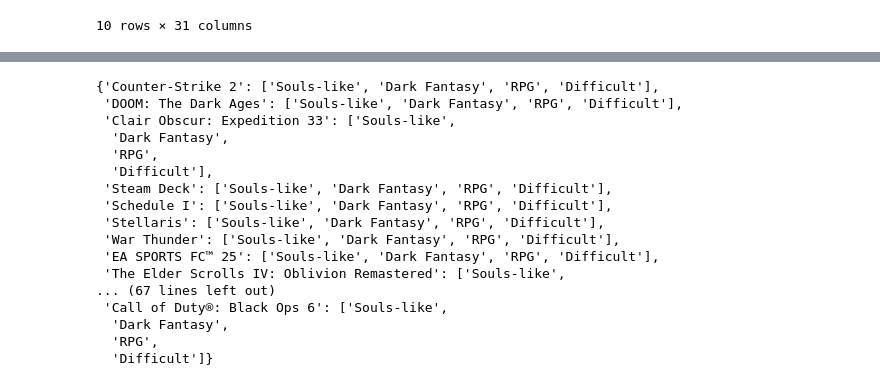
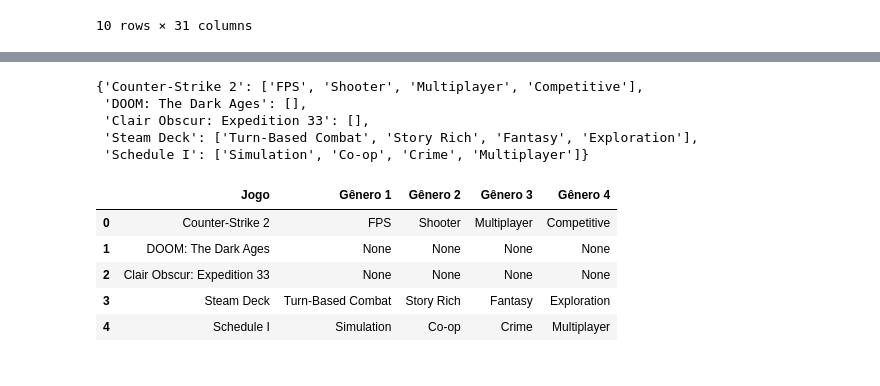
Before and after one commit to pedronery07/Steam_WebScraping, a Jupyter notebook: steam.ipynb, the cells around one changed output, grey strips where cells are left out. Cells and saved outputs as stored; diff of their text form; code cells hidden in the pictures.

Commit message:
Debugando gêneros dos jogos

```diff
--- a/steam.ipynb
+++ b/steam.ipynb
@@ -241,19 +241,26 @@ driver.implicitly_wait(10)
 
 botoes_jogos = driver.find_elements(By.CLASS_NAME, "_2-RN6nWOY56sNmcDHu069P")
 jogos_generos = {}
+lista_generos = []
 
 for i, _ in enumerate(botoes_jogos[:limite]):
-    if i == 50:
+    if i == 5:
         break
 
-    time.sleep(1)
+    time.sleep(2)
     botoes_jogos = driver.find_elements(By.CLASS_NAME, "_2-RN6nWOY56sNmcDHu069P")
     botoes_jogos[i].click()
-    time.sleep(1)
+    time.sleep(2)
 
     pagina = baixar_pagina(driver.current_url)
     top5_generos = extrair_genero(pagina, lista_generos)[0:4]
+    print(soup.find_all('div', class_="_1n_4-zvf0n4aqGEksbgW9N")[i].text)
+    print(top5_generos)
+    print("*"*50)
     jogos_generos[soup.find_all('div', class_="_1n_4-zvf0n4aqGEksbgW9N")[i].text] = top5_generos
+
+    lista_generos = []
+    top5_generos = []
 
     url_pais = f"https://store.steampowered.com/charts/topselling/global"
     driver.get(url_pais)
@@ -261,20 +284,24 @@ for i, _ in enumerate(botoes_jogos[:limite]):
 # %%
 jogos_generos
 # %% [output]
-{'Counter-Strike 2': ['Souls-like', 'Dark Fantasy', 'RPG', 'Difficult'],
- 'DOOM: The Dark Ages': ['Souls-like', 'Dark Fantasy', 'RPG', 'Difficult'],
- 'Clair Obscur: Expedition 33': ['Souls-like',
-  'Dark Fantasy',
-  'RPG',
-  'Difficult'],
- 'Steam Deck': ['Souls-like', 'Dark Fantasy', 'RPG', 'Difficult'],
- 'Schedule I': ['Souls-like', 'Dark Fantasy', 'RPG', 'Difficult'],
- 'Stellaris': ['Souls-like', 'Dark Fantasy', 'RPG', 'Difficult'],
- 'War Thunder': ['Souls-like', 'Dark Fantasy', 'RPG', 'Difficult'],
- 'EA SPORTS FC™ 25': ['Souls-like', 'Dark Fantasy', 'RPG', 'Difficult'],
- 'The Elder Scrolls IV: Oblivion Remastered': ['Souls-like',
-... (67 lines left out)
- 'Call of Duty®: Black Ops 6': ['Souls-like',
-  'Dark Fantasy',
-  'RPG',
-  'Difficult']}
+{'Counter-Strike 2': ['FPS', 'Shooter', 'Multiplayer', 'Competitive'],
+ 'DOOM: The Dark Ages': [],
+ 'Clair Obscur: Expedition 33': [],
+ 'Steam Deck': ['Turn-Based Combat', 'Story Rich', 'Fantasy', 'Exploration'],
+ 'Schedule I': ['Simulation', 'Co-op', 'Crime', 'Multiplayer']}
+# %%
+df_generos_top50 = pd.DataFrame.from_dict(jogos_generos, orient='index')
+df_generos_top50['Jogo'] = df_generos_top50.index
+cols = ['Gênero 1', 'Gênero 2', 'Gênero 3', 'Gênero 4', 'Jogo']
+df_generos_top50.columns = cols
+df_generos_top50 = df_generos_top50.reset_index(drop=True)
+df_generos_top50 = df_generos_top50.iloc[:, [4, 0, 1, 2, 3]]
+# %%
+df_generos_top50
+# %% [output]
+|  | Jogo | Gênero 1 | Gênero 2 | Gênero 3 | Gênero 4 |
+| 0 | Counter-Strike 2 | FPS | Shooter | Multiplayer | Competitive |
+| 1 | DOOM: The Dark Ages | None | None | None | None |
+| 2 | Clair Obscur: Expedition 33 | None | None | None | None |
+| 3 | Steam Deck | Turn-Based Combat | Story Rich | Fantasy | Exploration |
+| 4 | Schedule I | Simulation | Co-op | Crime | Multiplayer |
```
Also changed, not shown: parts of 1 cell of this notebook.
